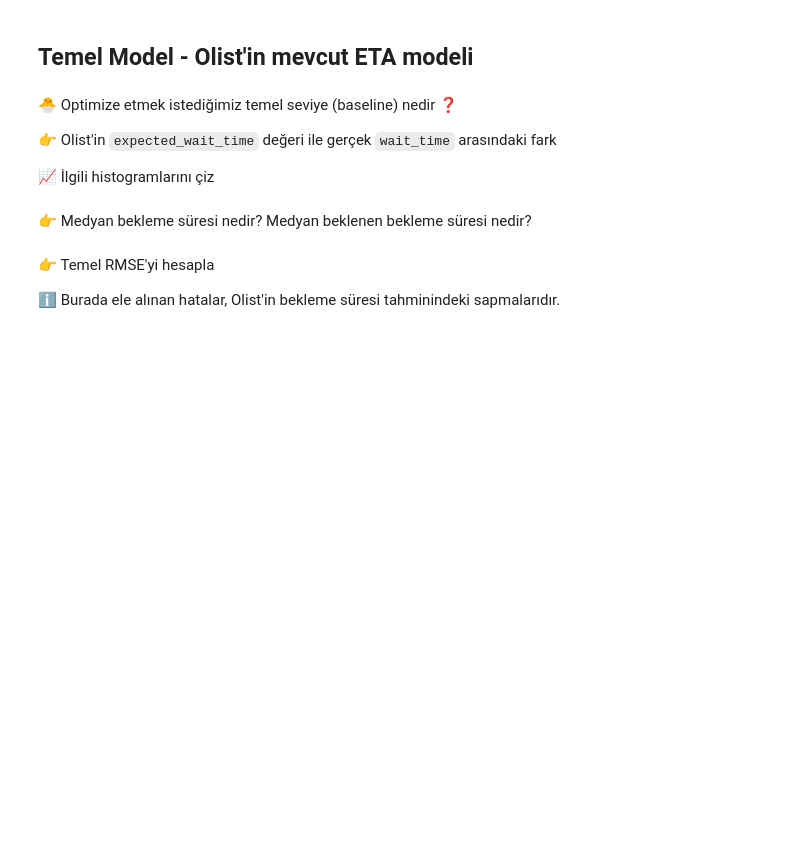
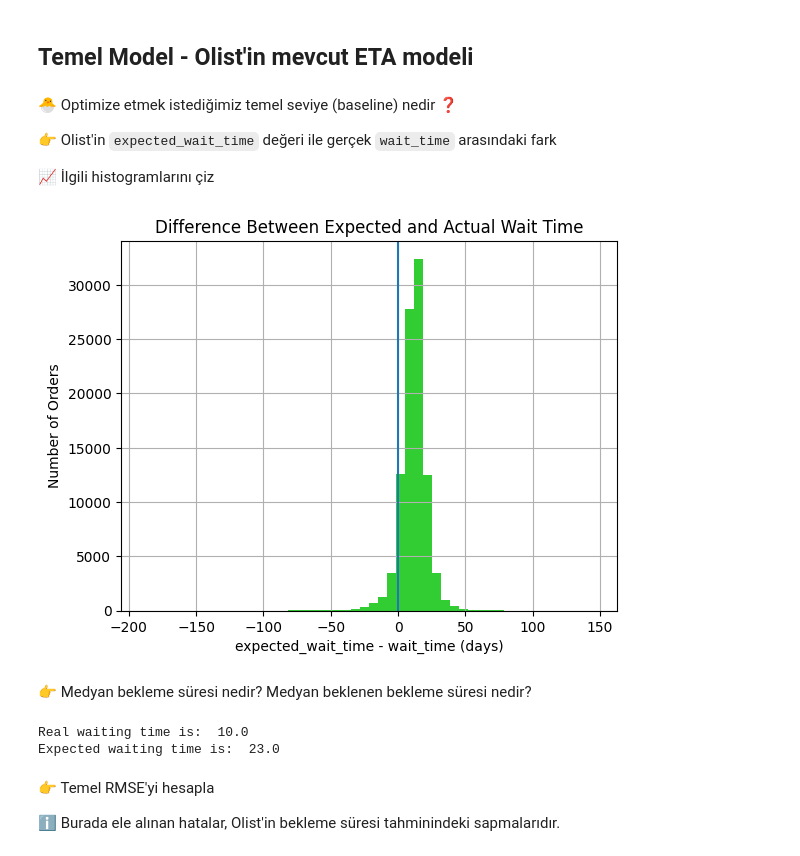
Before and after one commit to zeynepdilaytoptas/data-science-olist-delivery-time, a Jupyter notebook: delivery_time.ipynb, the cells around one changed output. Cells and saved outputs as stored; diff of their text form; code cells hidden in the pictures; blank space fills up the shorter version.

Commit message:
Olist Orders Dataset

```diff
--- a/delivery_time.ipynb
+++ b/delivery_time.ipynb
@@ -28 +25,23 @@ orders = Order().get_training_data(with_distance_seller_customer=True)
+# %%
+import pandas as pd
+path = "/home/zeynepdil/code/data-orders/data/"
+
+orders = pd.read_csv(path + "olist_orders_dataset.csv")
+
+orders["order_purchase_timestamp"] = pd.to_datetime(orders["order_purchase_timestamp"])
+orders["order_delivered_customer_date"] = pd.to_datetime(orders["order_delivered_customer_date"])
+orders["order_estimated_delivery_date"] = pd.to_datetime(orders["order_estimated_delivery_date"])
+
+orders = orders[orders["order_status"] == "delivered"]
+
+orders["wait_time"] = (
+    orders["order_delivered_customer_date"] -
+    orders["order_purchase_timestamp"]
+).dt.days
+
+
+orders["expected_wait_time"] = (
+    orders["order_estimated_delivery_date"] -
+    orders["order_purchase_timestamp"]
+).dt.days
 # %%
@@ -42,2 +82,16 @@ orders.info()
+# %%
+import matplotlib.pyplot as plt
+orders["delay_vs_expected"] = (orders["expected_wait_time"]-orders["wait_time"] )
+plt.figure()
+orders["delay_vs_expected"].hist(bins=50,color="limegreen")
+
+plt.axvline(0)
+plt.xlabel("expected_wait_time - wait_time (days)")
+plt.ylabel("Number of Orders")
+plt.title("Difference Between Expected and Actual Wait Time")
+
+plt.show()
+# %% [output]
+[figure, added]
 # %% [markdown]
 👉 Medyan bekleme süresi nedir? Medyan beklenen bekleme süresi nedir?
@@ -46,3 +98,9 @@ orders.info()
+# %%
+print("Real waiting time is: ",orders["wait_time"].median())
+print("Expected waiting time is: ",orders["expected_wait_time"].median())
+# %% [output]
+Real waiting time is:  10.0
+Expected waiting time is:  23.0
 # %% [markdown]
 👉 Temel RMSE'yi hesapla
 
```
Also changed, not shown: parts of 32 cells of this notebook.
